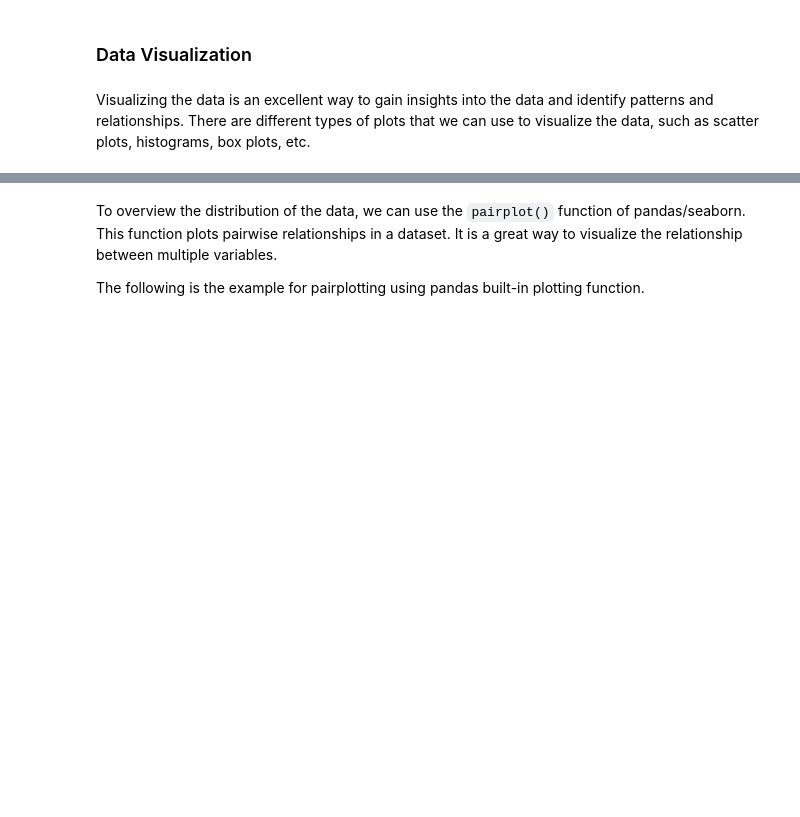
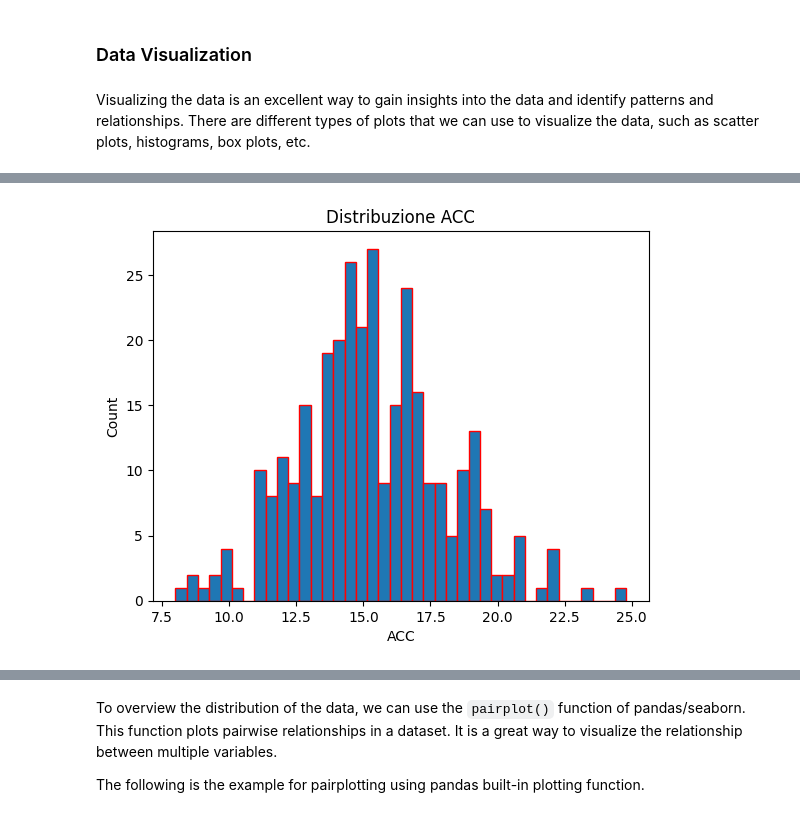
Before and after one commit to VivianPita/lab_iagi, a Jupyter notebook: Esercitazione_5.ipynb, the cells around one changed output, grey strips where cells are left out. Cells and saved outputs as stored; diff of their text form; code cells hidden in the pictures; blank space fills up the shorter version.

```diff
--- a/Esercitazione_5.ipynb
+++ b/Esercitazione_5.ipynb
@@ -115,2 +128,11 @@ Visualizing the data is an excellent way to gain insights into the data and iden
+# %%
+# Matplotlib.Pyplot hist()
+plt.hist(df['ACC'],bins=40,edgecolor='red')
+plt.xlabel('ACC')
+plt.ylabel('Count')
+plt.title('Distribuzione ACC')
+plt.show()
+# %% [output]
+[figure, added]
 # %%
 # Scatter plot of two variables (e.g. HP vs MPG)
```
Also changed, not shown: parts of 20 cells of this notebook.
